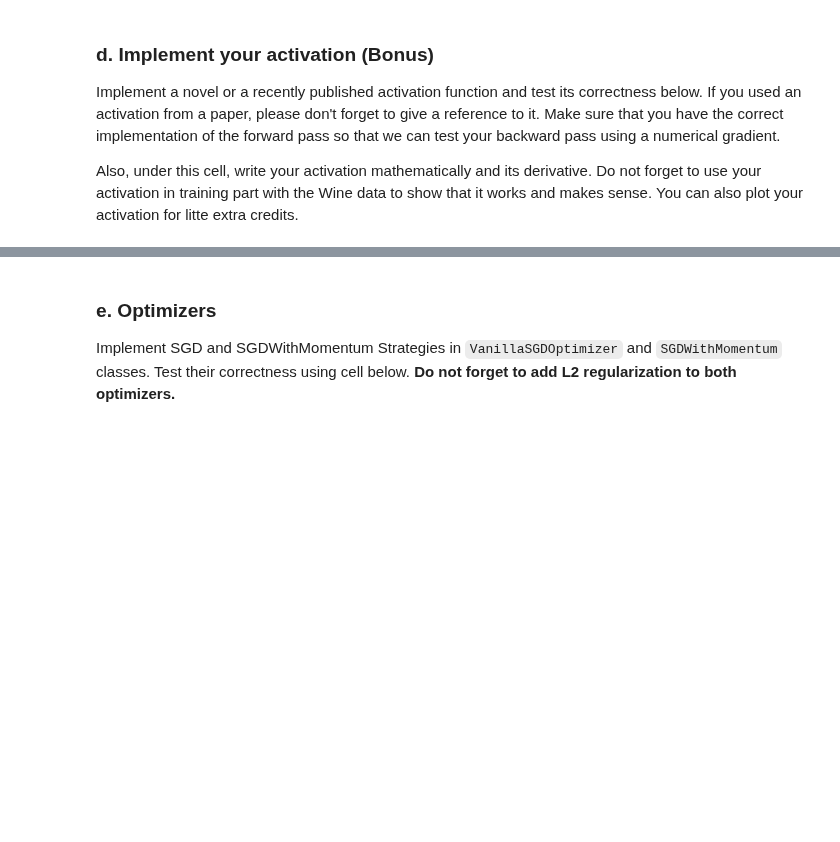
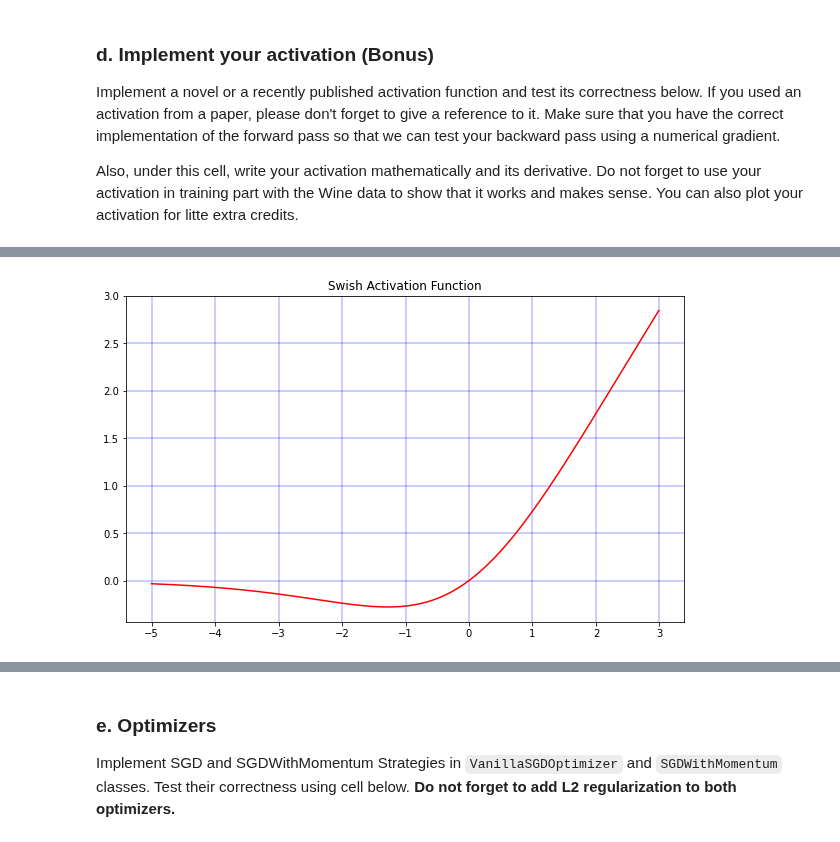
Before and after one commit to batuhanfaik/itu-cmpe, a Jupyter notebook: hw1/Homework-1.ipynb, the cells around one changed output, grey strips where cells are left out. Cells and saved outputs as stored; diff of their text form; code cells hidden in the pictures; blank space fills up the shorter version.

Commit message:
Add swish act func and finalize the notebook for the first submission

```diff
--- a/hw1/Homework-1.ipynb
+++ b/hw1/Homework-1.ipynb
@@ -201,3 +211,14 @@ Also, under this cell, write your activation mathematically and its derivative.
+# %%
+x = np.arange(-5, 3, 0.01)
+my_layer = layer.YourActivation()
+y = my_layer.forward(x)
+
+plt.figure(figsize=(10, 6))
+plt.plot(x, y, color="r")
+plt.title("Swish Activation Function")
+plt.grid(lw="2", color="b", alpha=0.2)
+# %% [output]
+[figure, added]
 # %%
 act = layer.YourActivation()
 np.random.seed(1773)
```
Also changed, not shown: parts of 18 cells of this notebook, 1 other file.
